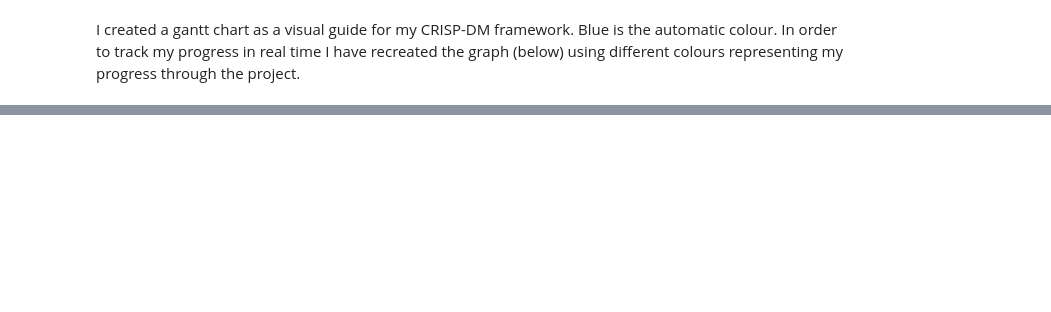
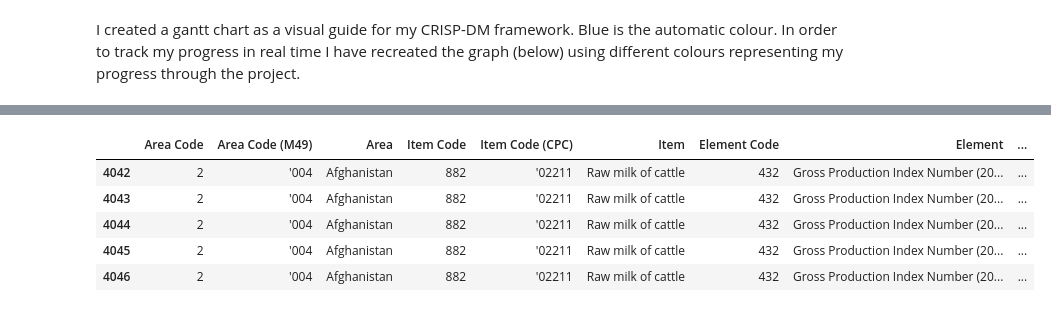
Before and after one commit to DrAmy-Data/CA2, a Jupyter notebook: CA2.ipynb, the cells around one changed output, grey strips where cells are left out. Cells and saved outputs as stored; diff of their text form; code cells hidden in the pictures; blank space fills up the shorter version.

```diff
--- a/CA2.ipynb
+++ b/CA2.ipynb
@@ -70,0 +123,13 @@ UnicodeDecodeError: 'utf-8' codec can't decode byte 0xe9 in position 103043: inv
+# %%
+# subset the data to isolate raw milk of cattle data
+#above_35 = titanic[titanic["Age"] > 35]
+rmc_df = df[df["Item"]=="Raw milk of cattle"]
+# %%
+rmc_df.head() # Look at the first five rows of data
+# %% [output]
+|  | Area Code | Area Code (M49) | Area | Item Code | Item Code (CPC) | Item | Element Code | Element | ... |
+| 4042 | 2 | '004 | Afghanistan | 882 | '02211 | Raw milk of cattle | 432 | Gross Production Index Number (20... | ... |
+| 4043 | 2 | '004 | Afghanistan | 882 | '02211 | Raw milk of cattle | 432 | Gross Production Index Number (20... | ... |
+| 4044 | 2 | '004 | Afghanistan | 882 | '02211 | Raw milk of cattle | 432 | Gross Production Index Number (20... | ... |
+| 4045 | 2 | '004 | Afghanistan | 882 | '02211 | Raw milk of cattle | 432 | Gross Production Index Number (20... | ... |
+| 4046 | 2 | '004 | Afghanistan | 882 | '02211 | Raw milk of cattle | 432 | Gross Production Index Number (20... | ... |
```
Also changed, not shown: parts of 14 cells of this notebook.
